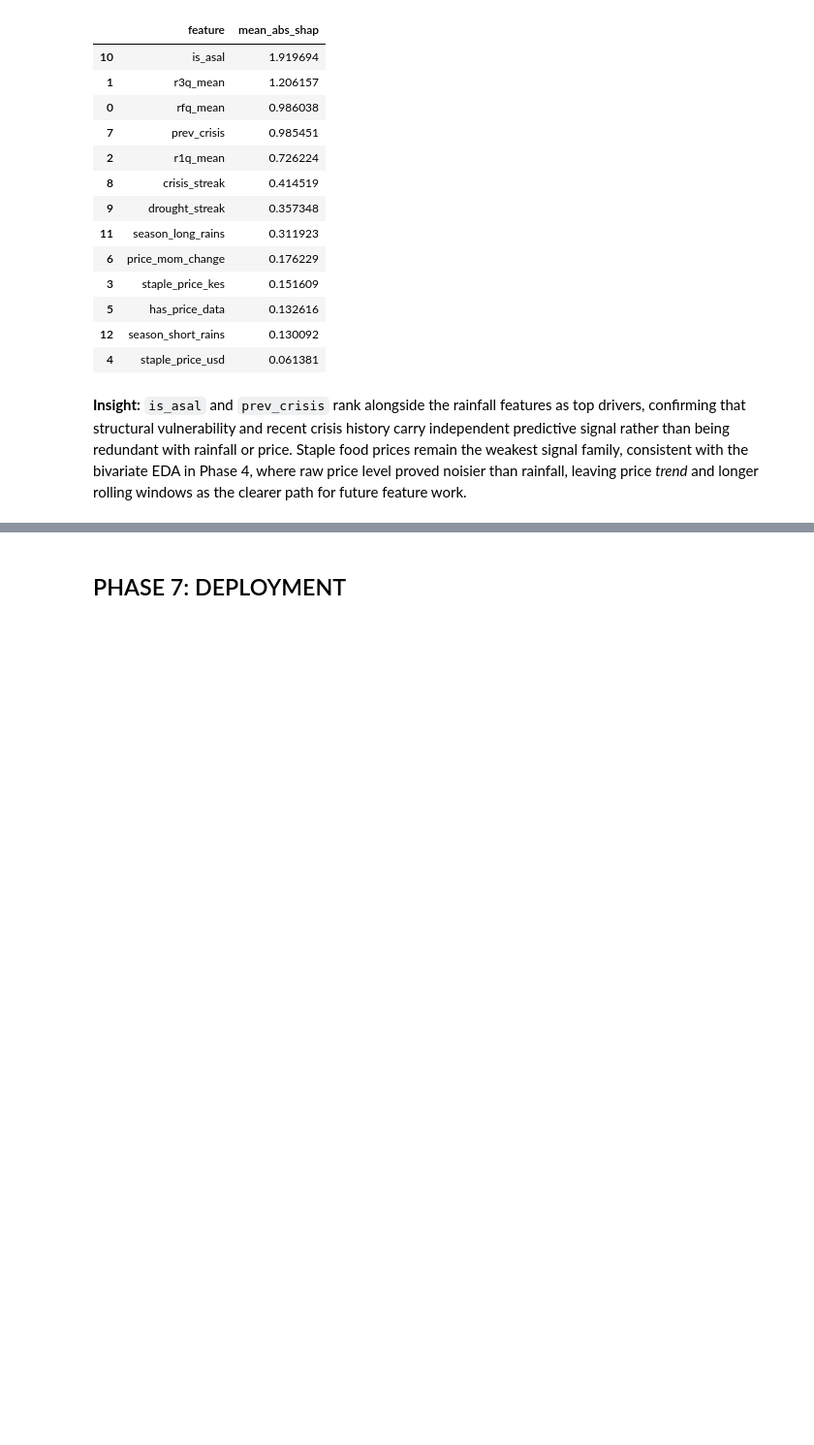
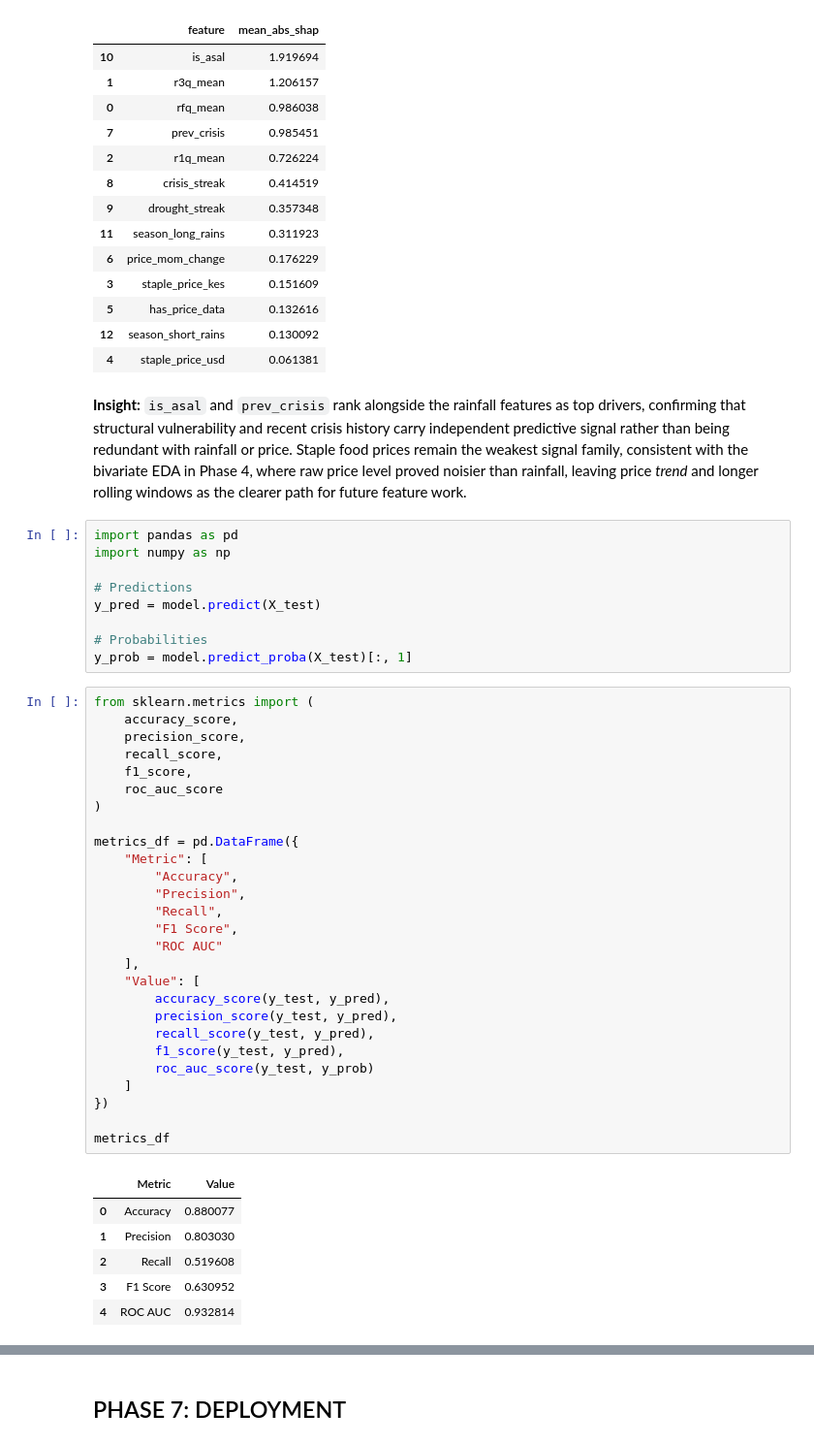
Before and after one commit to Pattohcolab/PHASE-5-CAPSTON-PROJECT, a Jupyter notebook: notebook.ipynb, the cells around one changed output, grey strips where cells are left out. Shown at 97% size. Cells and saved outputs as stored; diff of their text form; blank space fills up the shorter version.

```diff
--- a/notebook.ipynb
+++ b/notebook.ipynb
@@ -2096,3 +2172,46 @@ independent predictive signal rather than being redundant with rainfall or price
 food prices remain the weakest signal family, consistent with the bivariate EDA in
 Phase 4, where raw price level proved noisier than rainfall, leaving price *trend* and
 longer rolling windows as the clearer path for future feature work.
+# %%
+import pandas as pd
+import numpy as np
+
+# Predictions
+y_pred = model.predict(X_test)
+
+# Probabilities
+y_prob = model.predict_proba(X_test)[:, 1]
+# %%
+from sklearn.metrics import (
+    accuracy_score,
+    precision_score,
+    recall_score,
+    f1_score,
+    roc_auc_score
+)
+
+metrics_df = pd.DataFrame({
+    "Metric": [
+        "Accuracy",
+        "Precision",
+        "Recall",
+        "F1 Score",
+        "ROC AUC"
+    ],
+    "Value": [
+        accuracy_score(y_test, y_pred),
+        precision_score(y_test, y_pred),
+        recall_score(y_test, y_pred),
+        f1_score(y_test, y_pred),
+        roc_auc_score(y_test, y_prob)
+    ]
+})
+
+metrics_df
+# %% [output]
+|  | Metric | Value |
+| 0 | Accuracy | 0.880077 |
+| 1 | Precision | 0.803030 |
+| 2 | Recall | 0.519608 |
+| 3 | F1 Score | 0.630952 |
+| 4 | ROC AUC | 0.932814 |
```
Also changed, not shown: parts of 17 cells of this notebook.
